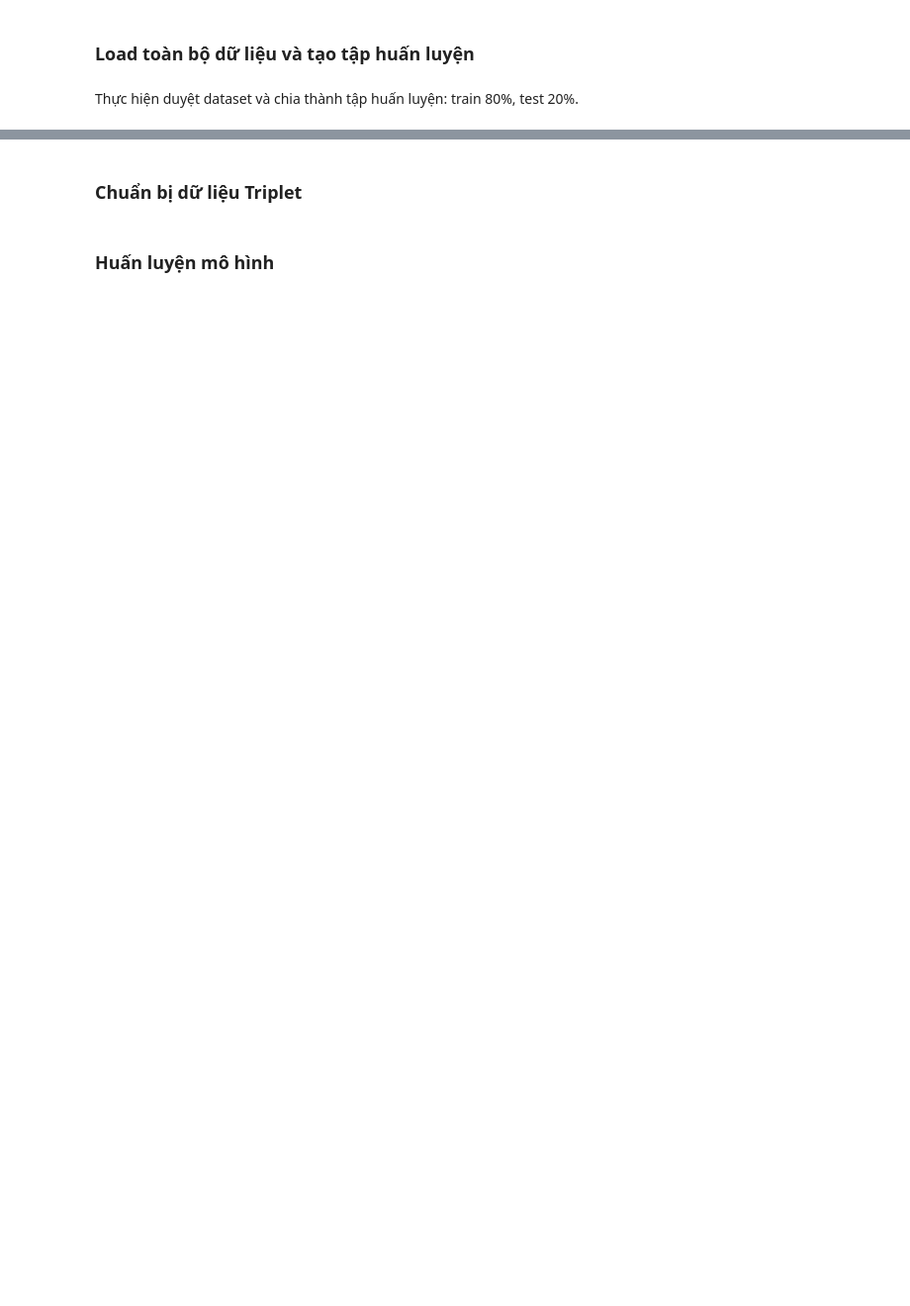
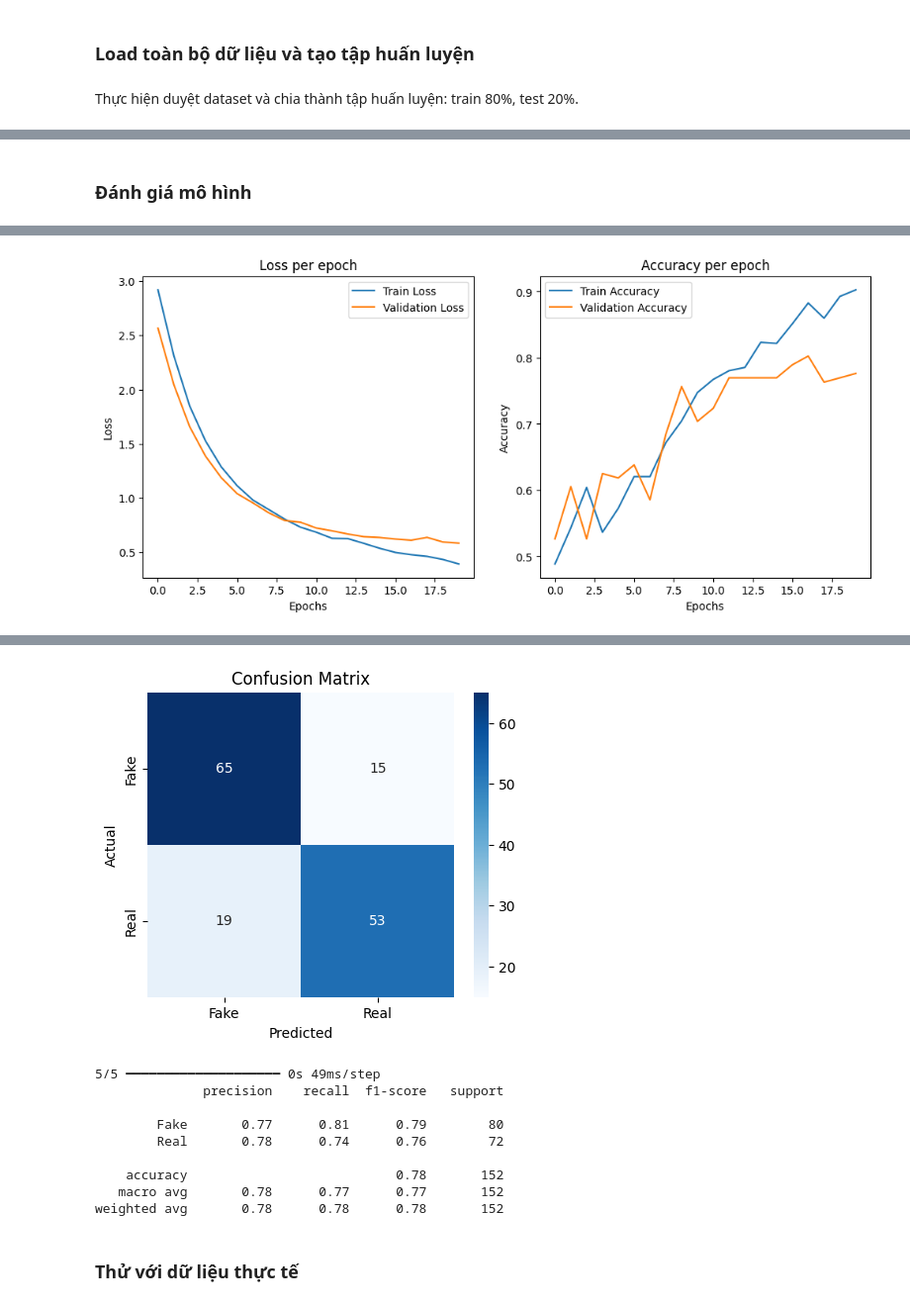
Before and after one commit to MyPhungg/Handwritten-Signature-Verification, a Jupyter notebook: Handwritten_Signature_Verification/Handwritten_Signature.ipynb, the cells around one changed output, grey strips where cells are left out. Shown at 99% size. Cells and saved outputs as stored; diff of their text form; code cells hidden in the pictures; blank space fills up the shorter version.

```diff
--- a/Handwritten_Signature_Verification/Handwritten_Signature.ipynb
+++ b/Handwritten_Signature_Verification/Handwritten_Signature.ipynb
@@ -262,0 +234,57 @@ Model: "functional_1"
+# %% [markdown]
+### **Đánh giá mô hình**
+# %%
+import matplotlib.pyplot as plt
+import seaborn as sns
+from sklearn.metrics import confusion_matrix, classification_report
+
+# Đánh giá mô hình trên tập test
+def evaluate_model(model, X_test, y_test):
+    loss, accuracy = model.evaluate(X_test, y_test)
+    print(f"Test Loss: {loss:.4f}, Test Accuracy: {accuracy * 100:.2f}%")
+
+# Vẽ biểu đồ quá trình huấn luyện
+def plot_training_history(history):
+    fig, axs = plt.subplots(1, 2, figsize=(12, 5))
+
+    # Vẽ loss
+    axs[0].plot(history.history["loss"], label="Train Loss")
+    axs[0].plot(history.history["val_loss"], label="Validation Loss")
+    axs[0].set_title("Loss per epoch")
+    axs[0].set_xlabel("Epochs")
+    axs[0].set_ylabel("Loss")
+    axs[0].legend()
+
+    # Vẽ accuracy
+    axs[1].plot(history.history["accuracy"], label="Train Accuracy")
+    axs[1].plot(history.history["val_accuracy"], label="Validation Accuracy")
+    axs[1].set_title("Accuracy per epoch")
+    axs[1].set_xlabel("Epochs")
+    axs[1].set_ylabel("Accuracy")
+    axs[1].legend()
+
+    plt.show()
+
+# Vẽ ma trận nhầm lẫn
+def plot_confusion_matrix(model, X_test, y_test):
+    y_pred = (model.predict(X_test) > 0.5).astype("int32")
+    cm = confusion_matrix(y_test, y_pred)
+
+    plt.figure(figsize=(5, 4))
+    sns.heatmap(cm, annot=True, fmt="d", cmap="Blues", xticklabels=["Fake", "Real"], yticklabels=["Fake", "Real"])
+    plt.xlabel("Predicted")
+    plt.ylabel("Actual")
+    plt.title("Confusion Matrix")
+    plt.show()
+
+# Hiển thị báo cáo phân loại
+def print_classification_report(model, X_test, y_test):
+    y_pred = (model.predict(X_test) > 0.5).astype("int32")
+    print(classification_report(y_test, y_pred, target_names=["Fake", "Real"]))
+
+# Gọi các hàm đánh giá sau khi huấn luyện
+evaluate_model(cnn_model, X_test, y_test)
+plot_training_history(history)
+plot_confusion_matrix(cnn_model, X_test, y_test)
+print_classification_report(cnn_model, X_test, y_test)
+# %% [output]
@@ -262,0 +293 @@ Model: "functional_1"
+[figure, added]
@@ -263,2 +295,12 @@ Model: "functional_1"
+[figure, added]
+5/5 ━━━━━━━━━━━━━━━━━━━━ 0s 49ms/step
+              precision    recall  f1-score   support
+
+        Fake       0.77      0.81      0.79        80
+        Real       0.78      0.74      0.76        72
+
+    accuracy                           0.78       152
+   macro avg       0.78      0.77      0.77       152
+weighted avg       0.78      0.78      0.78       152
 # %% [markdown]
-### **Chuẩn bị dữ liệu Triplet**
+### **Thử với dữ liệu thực tế**
@@ -293,2 +306,0 @@ test_triplets = create_triplets(X_test, y_test)
-# %% [markdown]
-### **Huấn luyện mô hình**
```
Also changed, not shown: parts of 24 cells of this notebook, 41 other files.
